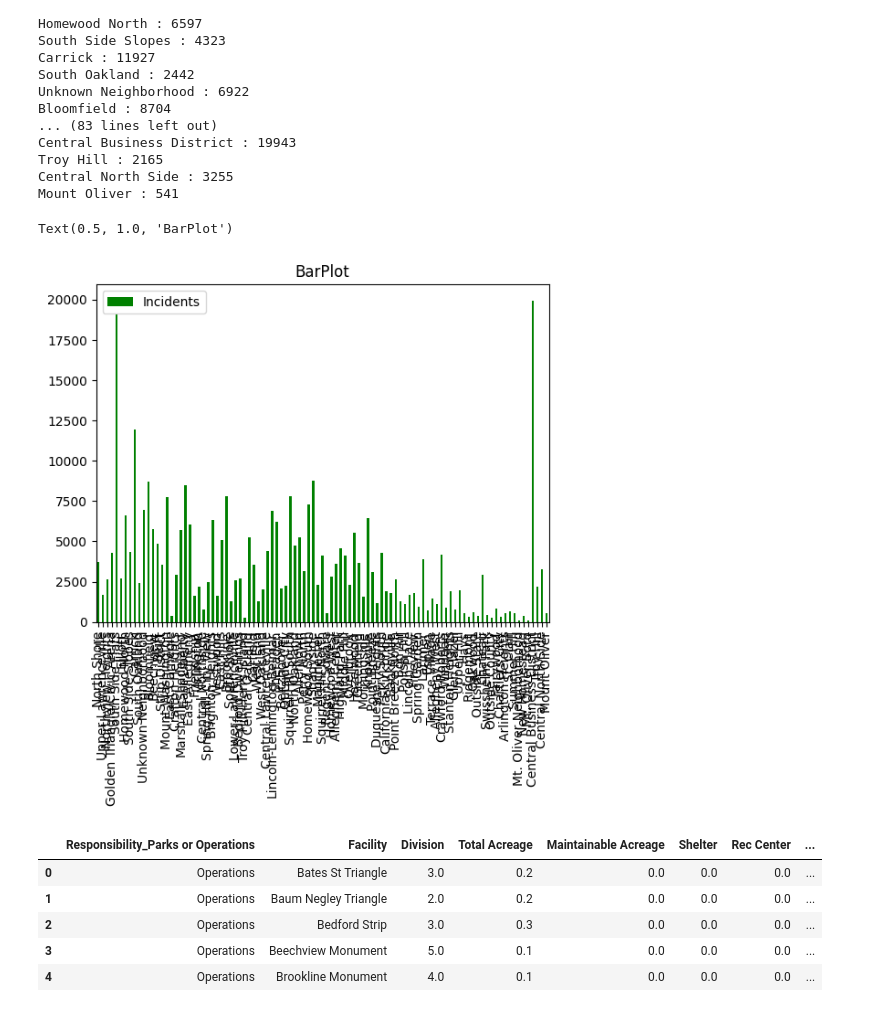
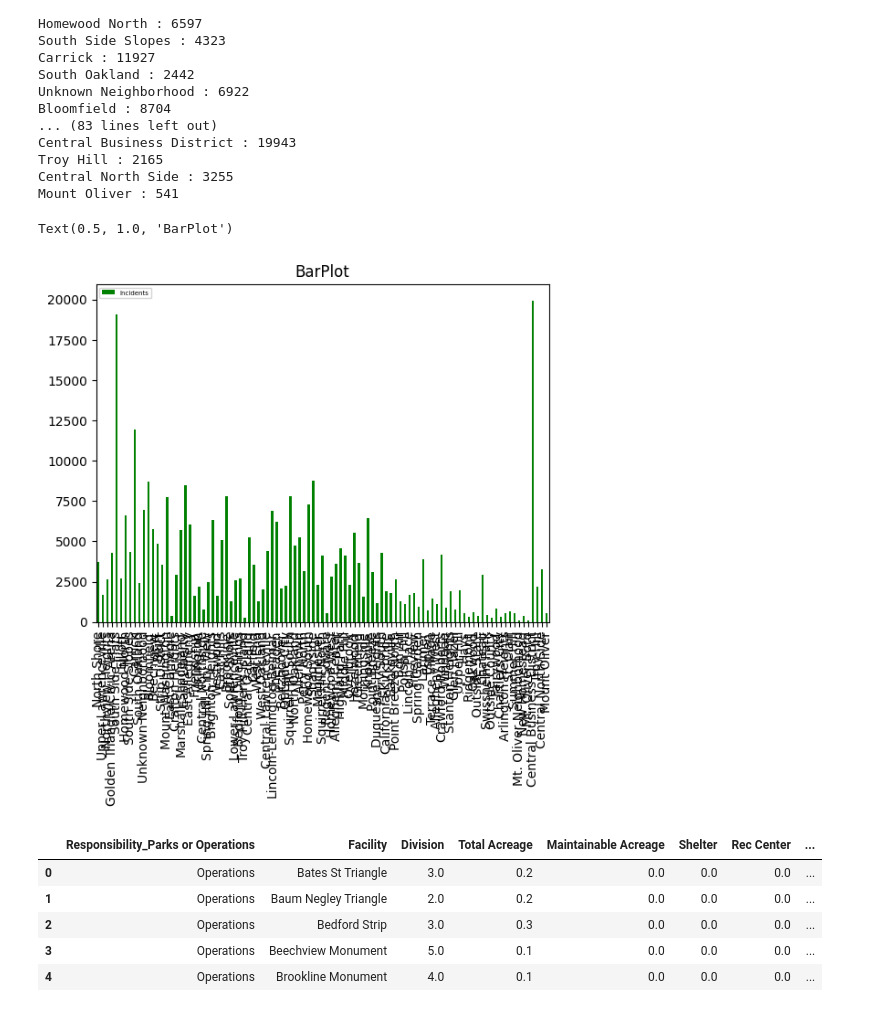
Before and after one commit to XianyuZhao04/CMPINF-0010-FinalProject, a Jupyter notebook: xianyuPersonalNotebook.ipynb, the cells around one changed output. Saved outputs shown, nothing was run; the diff lists cells and outputs as text; code cells hidden in the pictures.

```diff
--- a/xianyuPersonalNotebook.ipynb
+++ b/xianyuPersonalNotebook.ipynb
@@ -46,15 +46,16 @@ Mount Oliver : 541
 # %%
 df = pd.DataFrame.from_dict(myNeighborhoodDictPoliceData, orient='index')
 df.columns = ["Incidents"]
-df.plot(kind='bar',
-        y='Incidents',
-        color='green')
+graph1 = df.plot(       kind='bar',
+                        y='Incidents',
+                        color='green',
+                        fontsize=1)
 
 # set the title
 plt.title('BarPlot')
 # %% [output]
 Text(0.5, 1.0, 'BarPlot')
-[figure, old version]
+[figure, new version]
 # %%
 greenlandData = pd.read_csv('greenlandData.csv')
 greenlandData = greenlandData.fillna(0)
```
